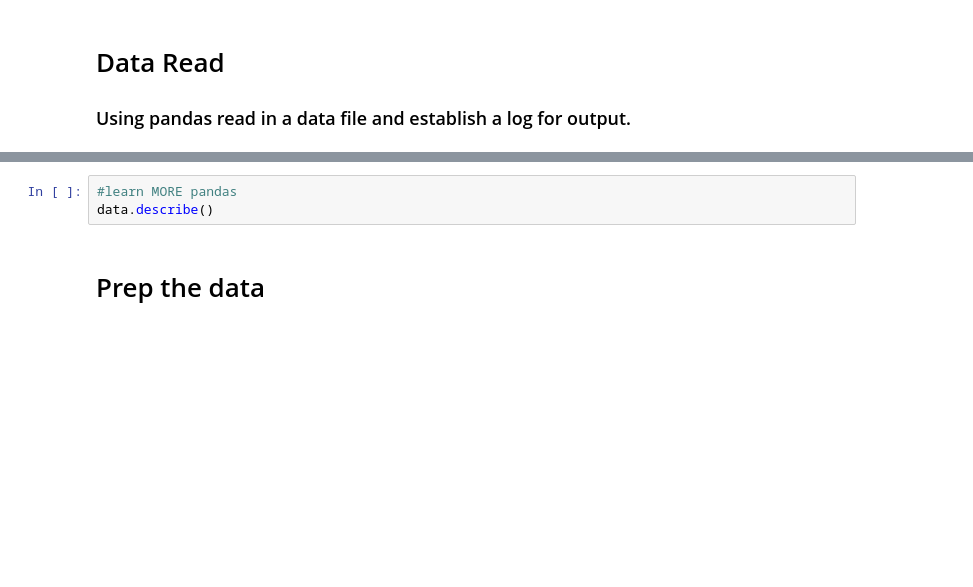
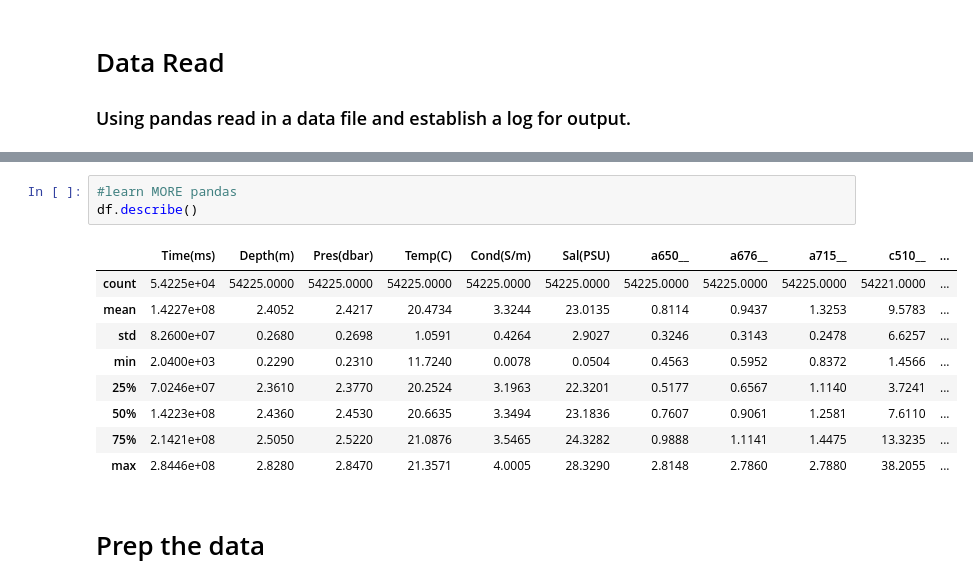
Before and after one commit to christophergarthwood/jbooks, a Jupyter notebook: 004_sklearn_pandas_linearRegress_opticsMoorningData.ipynb, the cells around one changed output, grey strips where cells are left out. Drawn from its saved outputs; the diff is of its cells as text; blank space fills up the shorter version.

```diff
--- a/004_sklearn_pandas_linearRegress_opticsMoorningData.ipynb
+++ b/004_sklearn_pandas_linearRegress_opticsMoorningData.ipynb
@@ -154,6 +597,16 @@ data.info()
 # %%
 #learn MORE pandas
-data.describe()
+df.describe()
+# %% [output]
+|  | Time(ms) | Depth(m) | Pres(dbar) | Temp(C) | Cond(S/m) | Sal(PSU) | a650__ | a676__ | a715__ | c510__ | ... |
+| count | 5.4225e+04 | 54225.0000 | 54225.0000 | 54225.0000 | 54225.0000 | 54225.0000 | 54225.0000 | 54225.0000 | 54225.0000 | 54221.0000 | ... |
+| mean | 1.4227e+08 | 2.4052 | 2.4217 | 20.4734 | 3.3244 | 23.0135 | 0.8114 | 0.9437 | 1.3253 | 9.5783 | ... |
+| std | 8.2600e+07 | 0.2680 | 0.2698 | 1.0591 | 0.4264 | 2.9027 | 0.3246 | 0.3143 | 0.2478 | 6.6257 | ... |
+| min | 2.0400e+03 | 0.2290 | 0.2310 | 11.7240 | 0.0078 | 0.0504 | 0.4563 | 0.5952 | 0.8372 | 1.4566 | ... |
+| 25% | 7.0246e+07 | 2.3610 | 2.3770 | 20.2524 | 3.1963 | 22.3201 | 0.5177 | 0.6567 | 1.1140 | 3.7241 | ... |
+| 50% | 1.4223e+08 | 2.4360 | 2.4530 | 20.6635 | 3.3494 | 23.1836 | 0.7607 | 0.9061 | 1.2581 | 7.6110 | ... |
+| 75% | 2.1421e+08 | 2.5050 | 2.5220 | 21.0876 | 3.5465 | 24.3282 | 0.9888 | 1.1141 | 1.4475 | 13.3235 | ... |
+| max | 2.8446e+08 | 2.8280 | 2.8470 | 21.3571 | 4.0005 | 28.3290 | 2.8148 | 2.7860 | 2.7880 | 38.2055 | ... |
 # %% [markdown]
 # Prep the data
 # %%
```
Also changed, not shown: parts of 48 cells of this notebook, 2 other files.
